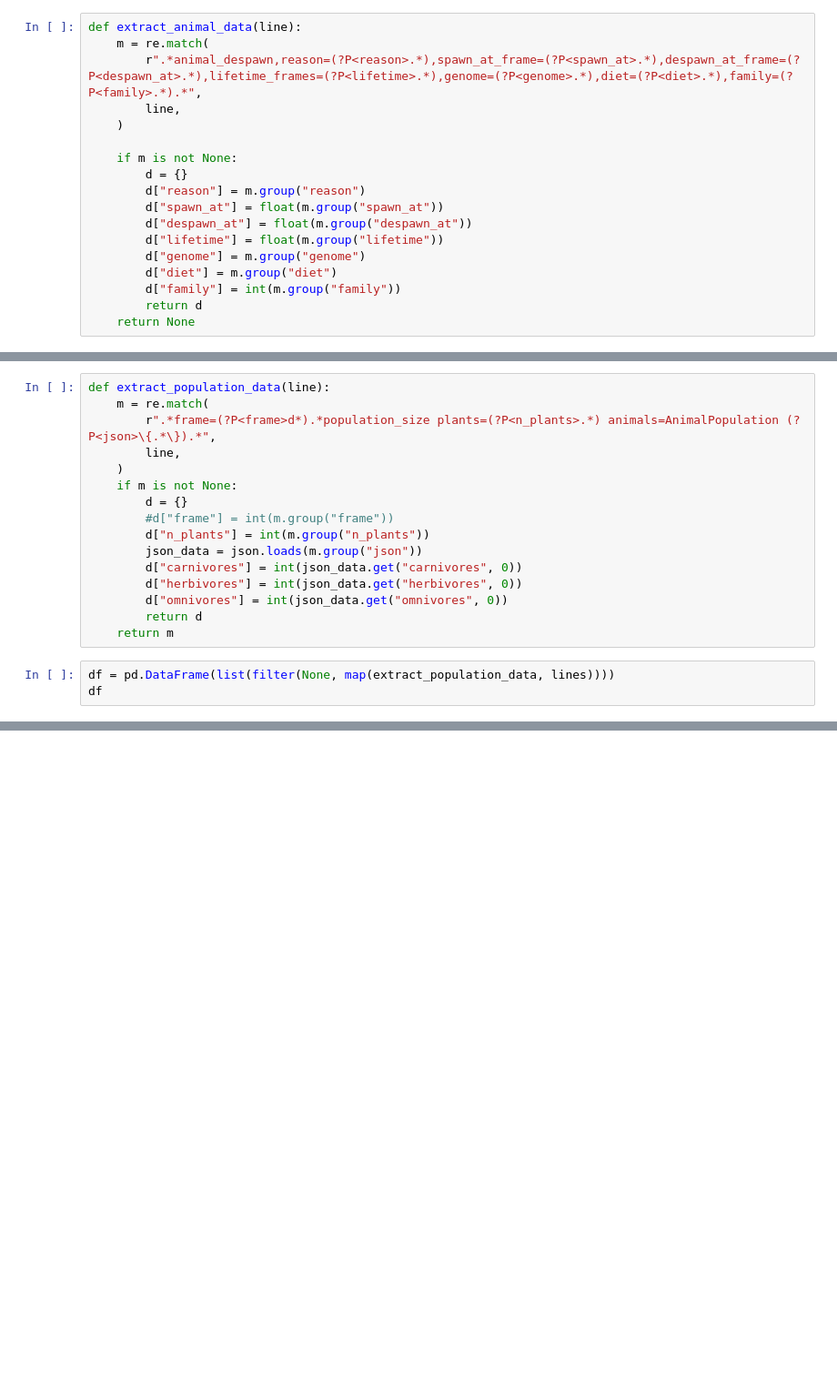
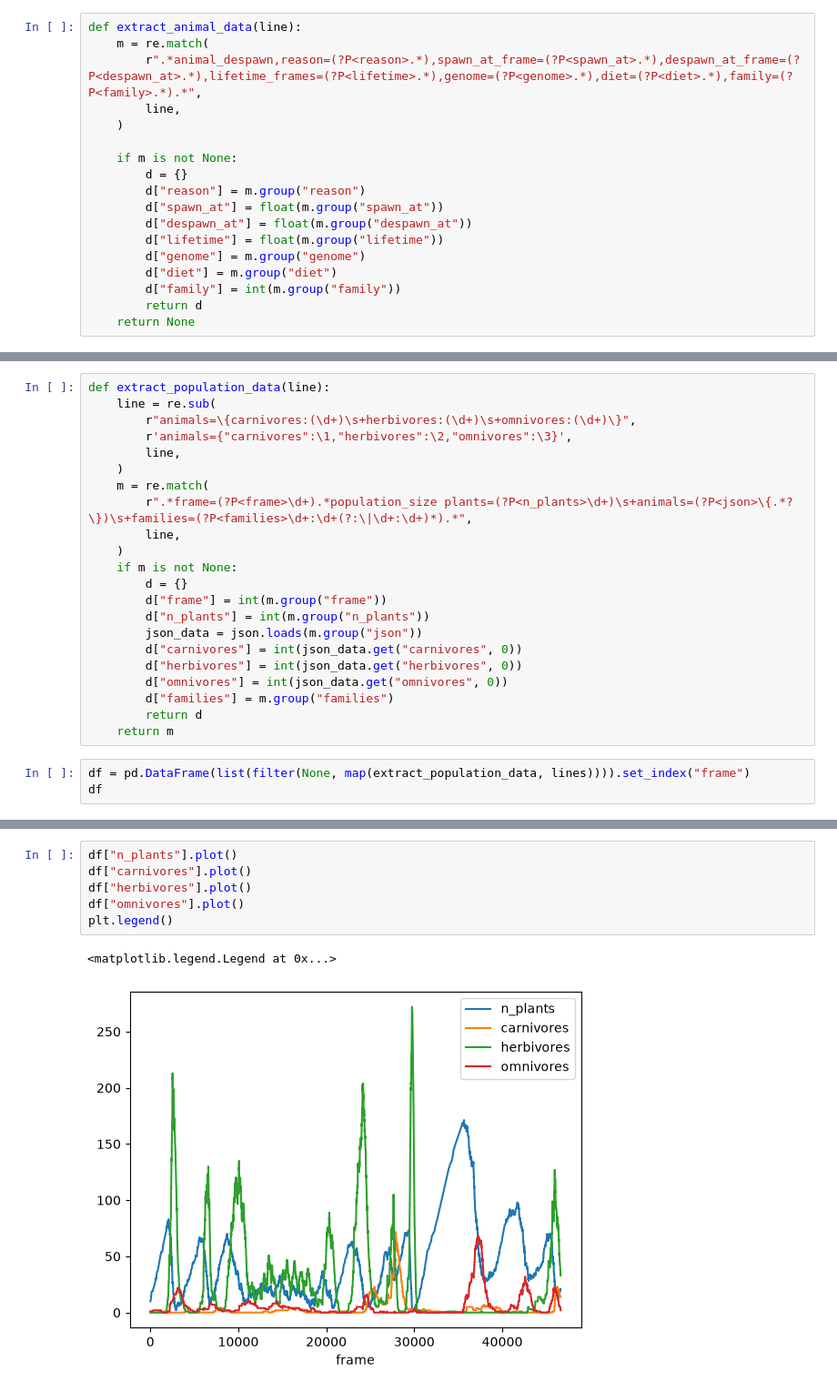
Before and after one commit to losredoe132/creatures, a Jupyter notebook: analysis/analysis.ipynb, the cells around one changed output, grey strips where cells are left out. Shown at 91% size. Saved outputs shown, nothing was run; the diff lists cells and outputs as text; blank space fills up the shorter version.

```diff
--- a/analysis/analysis.ipynb
+++ b/analysis/analysis.ipynb
@@ -57,20 +68,26 @@ df.groupby("reason").count()
 # %%
 def extract_population_data(line):
+    line = re.sub(
+        r"animals=\{carnivores:(\d+)\s+herbivores:(\d+)\s+omnivores:(\d+)\}",
+        r'animals={"carnivores":\1,"herbivores":\2,"omnivores":\3}',
+        line,
+    )
     m = re.match(
-        r".*frame=(?P<frame>d*).*population_size plants=(?P<n_plants>.*) animals=AnimalPopulation (?P<json>\{.*\}).*",
+        r".*frame=(?P<frame>\d+).*population_size plants=(?P<n_plants>\d+)\s+animals=(?P<json>\{.*?\})\s+families=(?P<families>\d+:\d+(?:\|\d+:\d+)*).*",
         line,
     )
     if m is not None:
         d = {}
-        #d["frame"] = int(m.group("frame"))
+        d["frame"] = int(m.group("frame"))
         d["n_plants"] = int(m.group("n_plants"))
         json_data = json.loads(m.group("json"))
         d["carnivores"] = int(json_data.get("carnivores", 0))
         d["herbivores"] = int(json_data.get("herbivores", 0))
         d["omnivores"] = int(json_data.get("omnivores", 0))
+        d["families"] = m.group("families")
         return d
     return m
 # %%
-df = pd.DataFrame(list(filter(None, map(extract_population_data, lines))))
+df = pd.DataFrame(list(filter(None, map(extract_population_data, lines)))).set_index("frame")
 df
 # %% [output]
@@ -79,0 +124,9 @@ JSONDecodeError: Expecting property name enclosed in double quotes: line 1 colum
+# %%
+df["n_plants"].plot()
+df["carnivores"].plot()
+df["herbivores"].plot()
+df["omnivores"].plot()
+plt.legend()
+# %% [output]
+<matplotlib.legend.Legend at 0x...>
+[figure, added]
```
Also changed, not shown: parts of 9 cells of this notebook, 7 other files.
